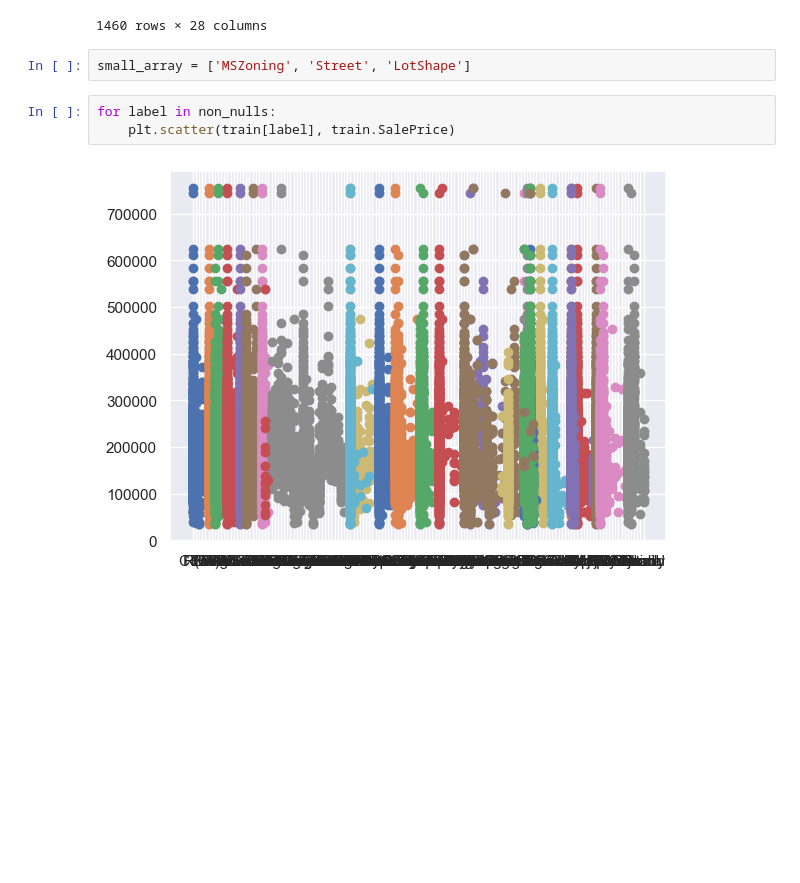
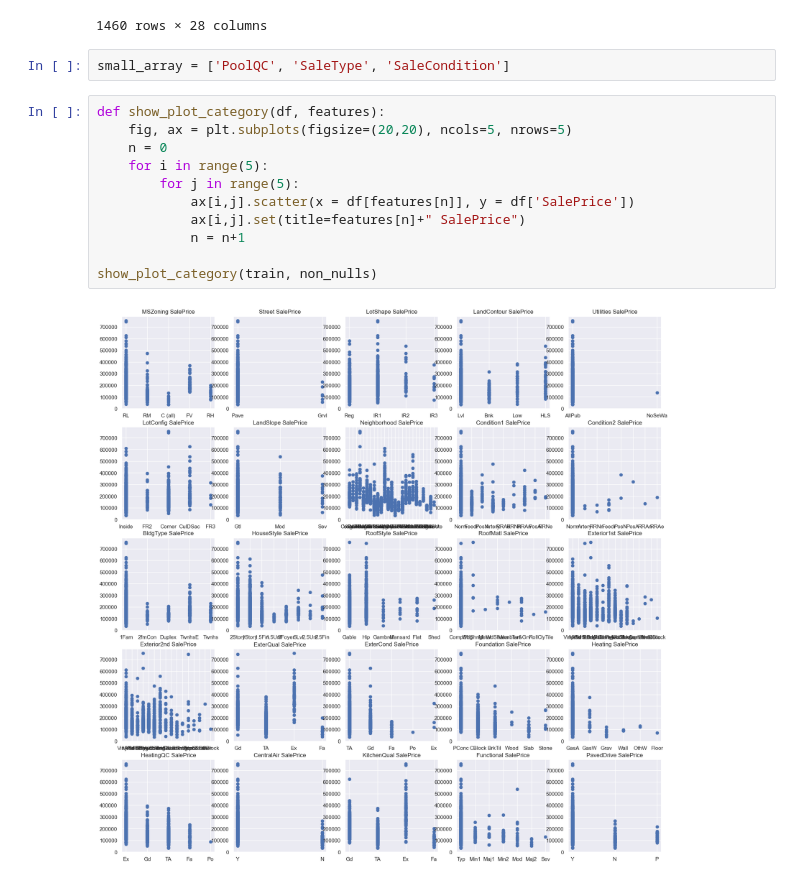
Before and after one commit to BilalDurmus08/house-prices-DS, a Jupyter notebook: end-to-end-house-price.ipynb, the cells around one changed output. Saved outputs shown, nothing was run; the diff lists cells and outputs as text; blank space fills up the shorter version.

Commit message:
Some graph added

```diff
--- a/end-to-end-house-price.ipynb
+++ b/end-to-end-house-price.ipynb
@@ -315,9 +325,17 @@ train[non_nulls]
 | 1459 | RL | Pave | Reg | Lvl | AllPub | Inside | Gtl | Edwards | Norm | ... |
 1460 rows × 28 columns
 # %%
-small_array = ['MSZoning', 'Street', 'LotShape']
+small_array = ['PoolQC', 'SaleType', 'SaleCondition']
 # %%
-for label in non_nulls:
-    plt.scatter(train[label], train.SalePrice)
+def show_plot_category(df, features):
+    fig, ax = plt.subplots(figsize=(20,20), ncols=5, nrows=5)
+    n = 0
+    for i in range(5):
+        for j in range(5):
+            ax[i,j].scatter(x = df[features[n]], y = df['SalePrice'])
+            ax[i,j].set(title=features[n]+" SalePrice")
+            n = n+1
+
+show_plot_category(train, non_nulls)
 # %% [output]
-[figure, old version]
+[figure, new version]
```
Also changed, not shown: parts of 14 cells of this notebook.
